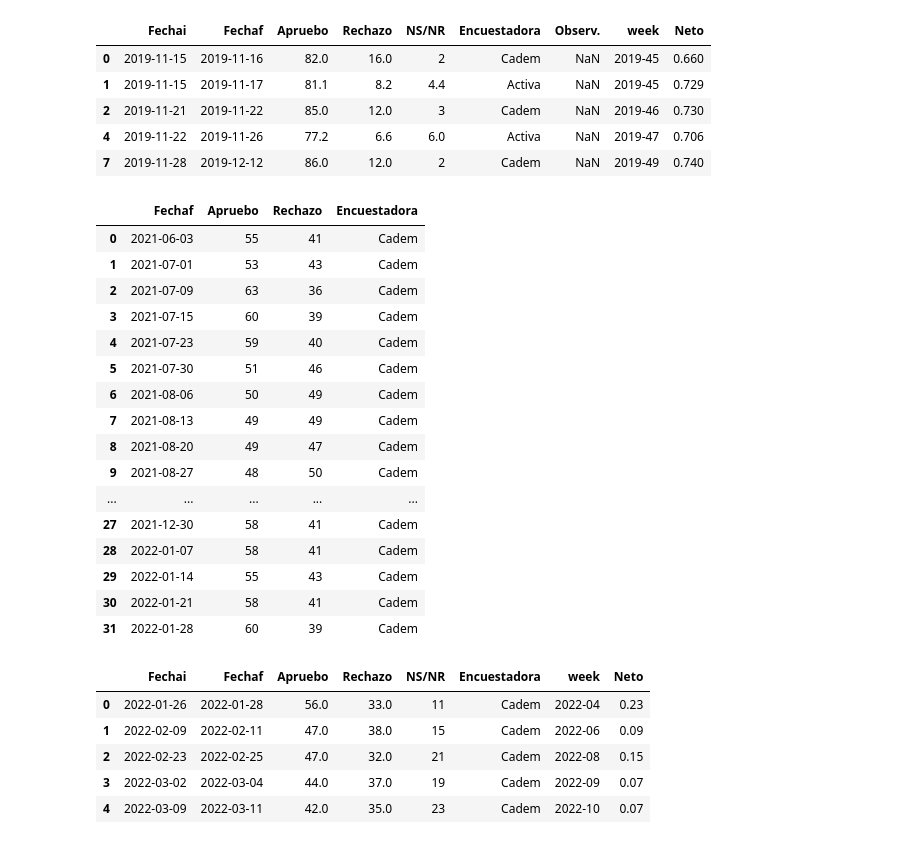
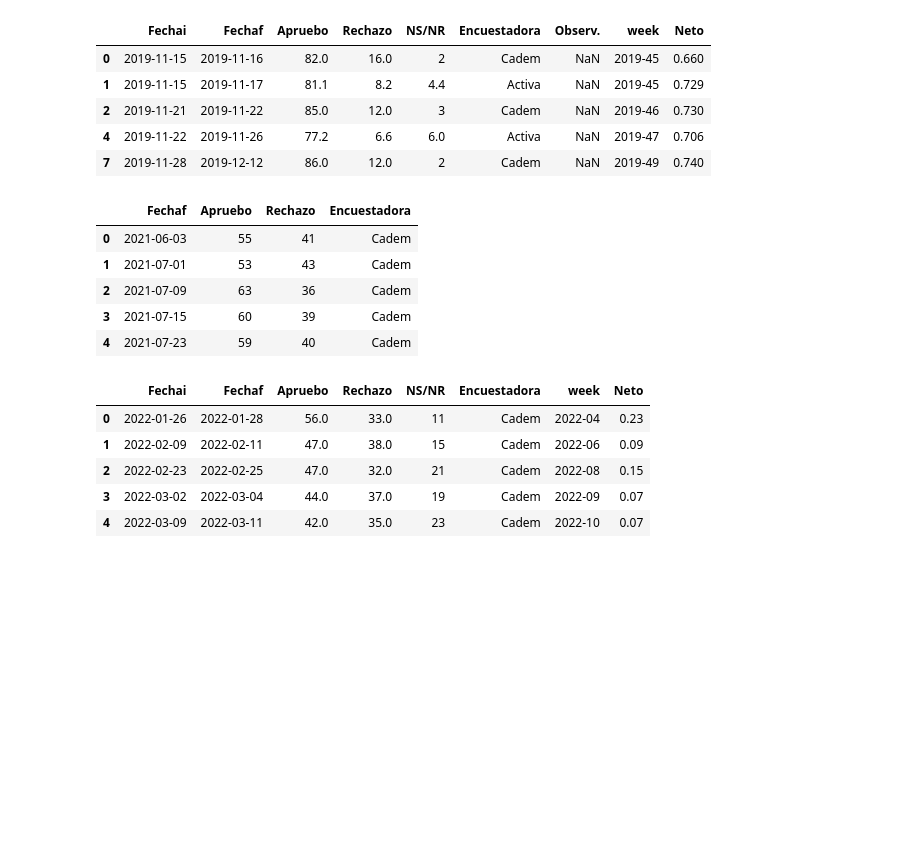
Before and after one commit to aquinteros/cc_sentiment_analysis, a Jupyter notebook: SA_vaderSentiment.ipynb, the cells around one changed output. Cells and saved outputs as stored; diff of their text form; code cells hidden in the pictures; blank space fills up the shorter version.

```diff
--- a/SA_vaderSentiment.ipynb
+++ b/SA_vaderSentiment.ipynb
@@ -388,45 +375,34 @@ nuevos_datos_cadem = {
 24: {'Fechaf': '10-dic-2021', 'Apruebo': 50, 'Rechazo': 48, 'Encuestadora': 'Cadem'},
 25: {'Fechaf': '16-dic-2021', 'Apruebo': 52, 'Rechazo': 46, 'Encuestadora': 'Cadem'},
 26: {'Fechaf': '22-dic-2021', 'Apruebo': 57, 'Rechazo': 41, 'Encuestadora': 'Cadem'},
 27: {'Fechaf': '30-dic-2021', 'Apruebo': 58, 'Rechazo': 41, 'Encuestadora': 'Cadem'},
 28: {'Fechaf': '07-ene-2022', 'Apruebo': 58, 'Rechazo': 41, 'Encuestadora': 'Cadem'},
 29: {'Fechaf': '14-ene-2022', 'Apruebo': 55, 'Rechazo': 43, 'Encuestadora': 'Cadem'},
 30: {'Fechaf': '21-ene-2022', 'Apruebo': 58, 'Rechazo': 41, 'Encuestadora': 'Cadem'},
 31: {'Fechaf': '28-ene-2022', 'Apruebo': 60, 'Rechazo': 39, 'Encuestadora': 'Cadem'},
 }
 
 nuevos_datos_cadem = pd.DataFrame.from_dict(nuevos_datos_cadem, orient='index')
 
 def corregir_fechas(df, col):
 	for i, fecha in enumerate(df[col]):
 		try:
 			df.loc[i, col] = fecha.replace('ene', 'Jan').replace('feb', 'Feb').replace('mar', 'Mar').replace('abr', 'Apr').replace('may', 'May').replace('jun', 'Jun').replace('jul', 'Jul').replace('ago', 'Aug').replace('sep', 'Sep').replace('oct', 'Oct').replace('nov', 'Nov').replace('dic', 'Dec')
 		except:
 			pass
 
 corregir_fechas(nuevos_datos_cadem, 'Fechaf')
 
 nuevos_datos_cadem['Fechaf'] = pd.to_datetime(nuevos_datos_cadem['Fechaf'], format='%d-%b-%Y')
 
-nuevos_datos_cadem
+nuevos_datos_cadem.head()
 # %% [output]
 |  | Fechaf | Apruebo | Rechazo | Encuestadora |
 | 0 | 2021-06-03 | 55 | 41 | Cadem |
 | 1 | 2021-07-01 | 53 | 43 | Cadem |
 | 2 | 2021-07-09 | 63 | 36 | Cadem |
 | 3 | 2021-07-15 | 60 | 39 | Cadem |
 | 4 | 2021-07-23 | 59 | 40 | Cadem |
-| 5 | 2021-07-30 | 51 | 46 | Cadem |
-| 6 | 2021-08-06 | 50 | 49 | Cadem |
-| 7 | 2021-08-13 | 49 | 49 | Cadem |
-| 8 | 2021-08-20 | 49 | 47 | Cadem |
-| 9 | 2021-08-27 | 48 | 50 | Cadem |
-| ... | ... | ... | ... | ... |
-| 27 | 2021-12-30 | 58 | 41 | Cadem |
-| 28 | 2022-01-07 | 58 | 41 | Cadem |
-| 29 | 2022-01-14 | 55 | 43 | Cadem |
-| 30 | 2022-01-21 | 58 | 41 | Cadem |
-| 31 | 2022-01-28 | 60 | 39 | Cadem |
 # %%
 
 encuesta_salida = p_sal_enc[['Fechai', 'Fechaf', 'Apruebo', 'Rechazo', 'NS/NR', 'Encuestadora']]
```
Also changed, not shown: parts of 7 cells of this notebook, 2 other files.
